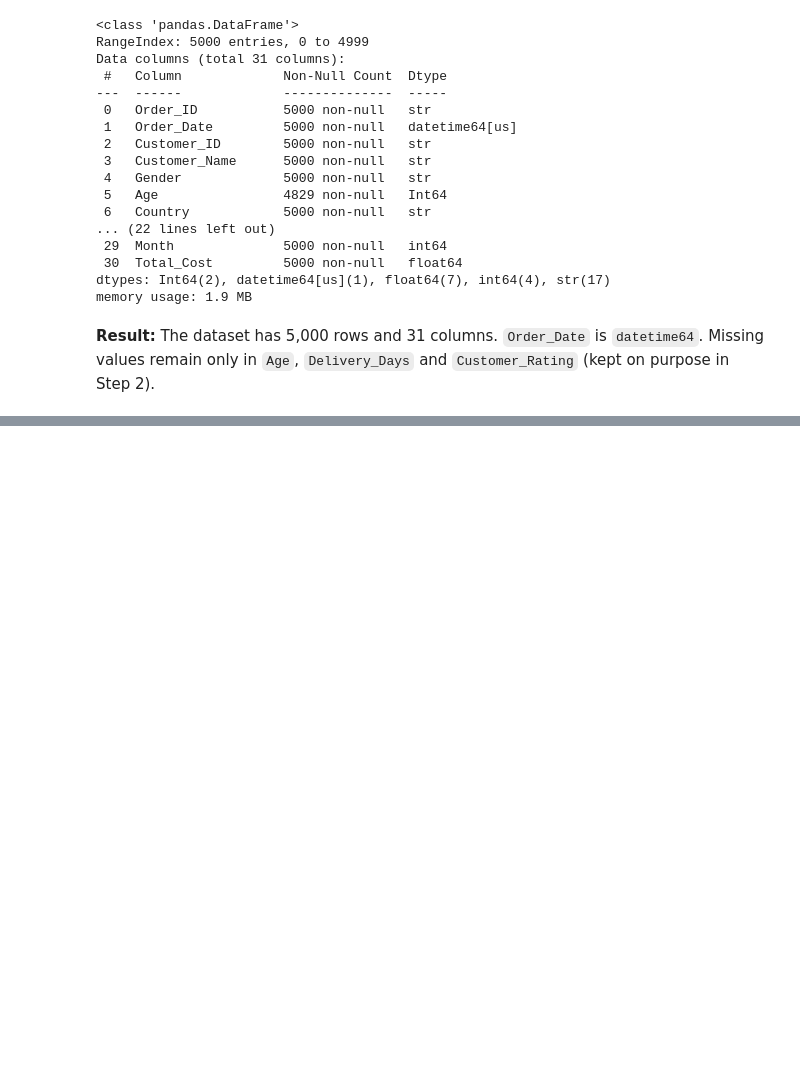
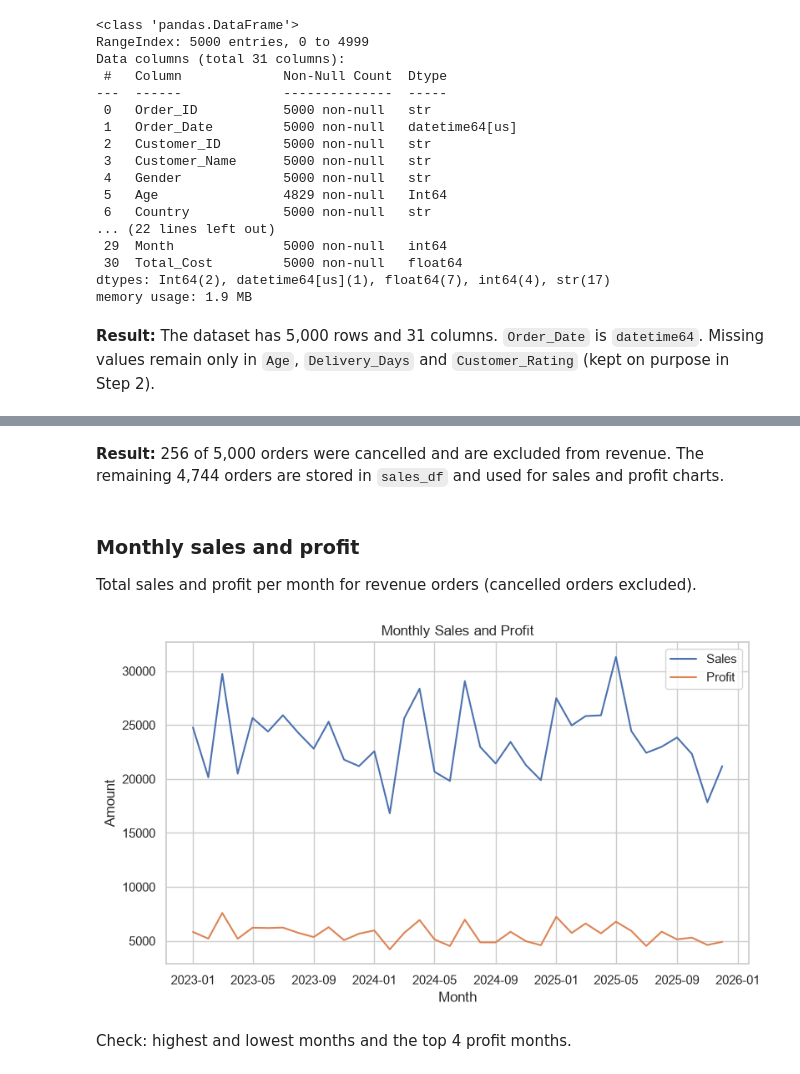
Before and after one commit to ariful3551/Ecommerce-Orders-Analysis, a Jupyter notebook: notebooks/03_eda_visualization.ipynb, the cells around one changed output, grey strips where cells are left out. Drawn from its saved outputs; the diff is of its cells as text; code cells hidden in the pictures; blank space fills up the shorter version.

Commit message:
Add monthly sales and profit trend with observation

```diff
--- a/notebooks/03_eda_visualization.ipynb
+++ b/notebooks/03_eda_visualization.ipynb
@@ -58,0 +81,8 @@ memory usage: 1.9 MB
+# %%
+print(df["Order_Status"].value_counts())
+print()
+print(df["Order_Status"].value_counts(normalize=True).round(3))
+
+# Orders that count as revenue
+sales_df = df[df["Order_Status"] != "Cancelled"].copy()
+print("\nAll orders:", len(df), " Revenue orders:", len(sales_df))
@@ -58,0 +103,21 @@ memory usage: 1.9 MB
+# %% [markdown]
+**Result:** 256 of 5,000 orders were cancelled and are excluded from revenue. The remaining 4,744 orders are stored in `sales_df` and used for sales and profit charts.
+# %% [markdown]
+### Monthly sales and profit
+Total sales and profit per month for revenue orders (cancelled orders excluded).
+# %%
+monthly = sales_df.resample("MS", on="Order_Date")[["Sales", "Profit"]].sum()
+
+fig, ax = plt.subplots()
+ax.plot(monthly.index, monthly["Sales"], label="Sales")
+ax.plot(monthly.index, monthly["Profit"], label="Profit")
+ax.set_title("Monthly Sales and Profit")
+ax.set_xlabel("Month")
+ax.set_ylabel("Amount")
+ax.legend()
+plt.savefig("../reports/figures/01_monthly_sales_profit.png", dpi=150, bbox_inches="tight")
+plt.show()
+# %% [output]
+[figure, added]
+# %% [markdown]
+Check: highest and lowest months and the top 4 profit months.
```
Also changed, not shown: parts of 7 cells of this notebook, 1 other file.
